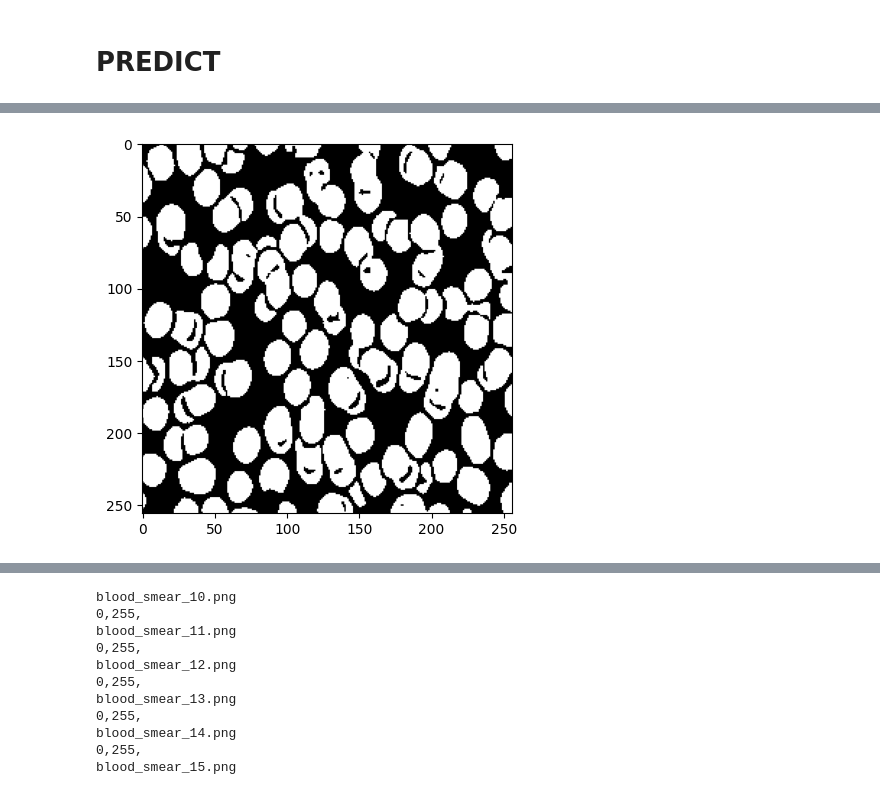
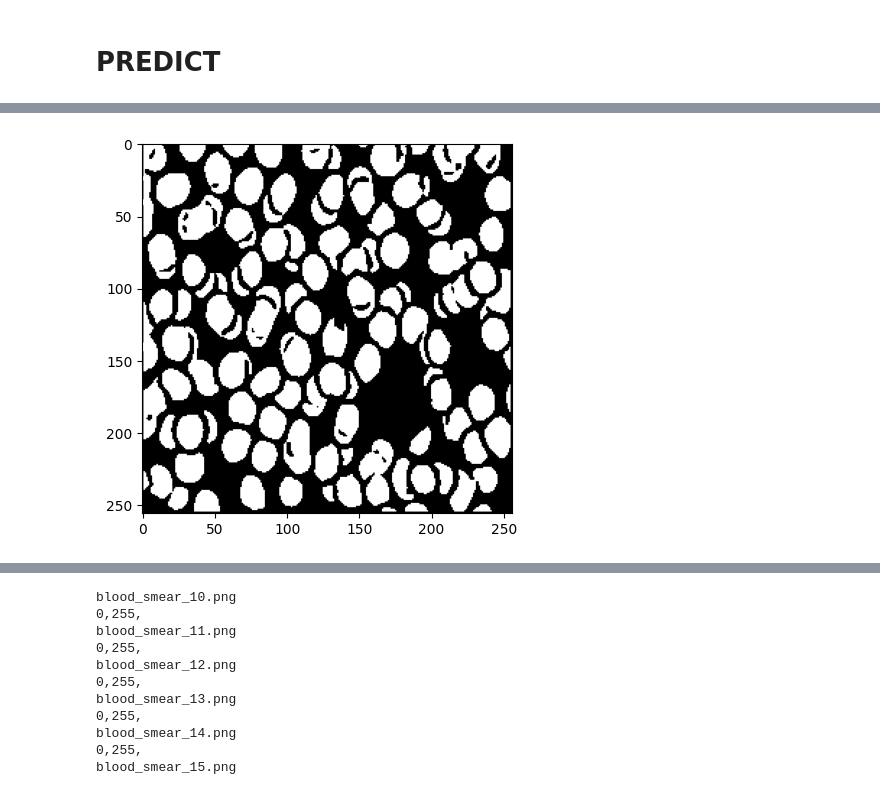
Before and after one commit to klingerkrieg/unet-rbc, a Jupyter notebook: unet_512.ipynb, the cells around one changed output, grey strips where cells are left out. Cells and saved outputs as stored; diff of their text form; code cells hidden in the pictures.

```diff
--- a/unet_512.ipynb
+++ b/unet_512.ipynb
@@ -101,9 +104,9 @@ image_size = 256;
 
 #train_path = gdrive + "/malaria_broadinstitute_relabeled-unet/"; #address of the dataset
 #train_path = "../pyAnnotation/malaria_broadinstitute_relabeled-11-masks/"; #address of the dataset
-train_path = gdrive + "/data-1024x1024/"; #address of the dataset
+train_path = gdrive + "/data-1024x1024-border/"; #address of the dataset
 #train_path = gdrive + "/data-1024x1024/"; #address of the dataset
-epochs = 1000; #number of time we need to train dataset
+#epochs = 400; #number of time we need to train dataset
 batch_size = 10; #tarining batch size
 
 #train path
@@ -289,11 +292,11 @@ train_steps = len(train_ids)//batch_size;
 valid_steps = len(valid_ids)//batch_size;
 print_log("image_size:", image_size)
 print_log("save_period:", save_period)
-epochs = 1000
+epochs = 300
 print_log(epochs)
 versao = 1
 
-_fileName = gdrive + "/cells-s%d-e%d-v%d-tf241.h5"
+_fileName = gdrive + "/cells-s%d-e%d-v%d-tf241-comborda.h5"
 filename = _fileName % (image_size, epochs, versao)
 
 print_log("filename:",filename)
@@ -367,7 +393,7 @@ model.evaluate(valid_gen)
 # %%
 
 ## Dataset for prediction
-p_image, p_mask = train_gen.__getitem__(0); #accessed as normalised bool
+p_image, p_mask = train_gen.__getitem__(8); #accessed as normalised bool
 
 print("shape image: ", p_image.shape, "shape mask: ", p_mask.shape)
 
@@ -384,5 +410,5 @@ shape image:  (1, 256, 256, 3) shape mask:  (1, 256, 256, 1)
 result_mask shape:  (1, 256, 256, 1)
-[figure, old version]
+[figure, new version]
 # %%
 
 ## Dataset for prediction
```
Also changed, not shown: parts of 13 cells of this notebook, 1 other file.
